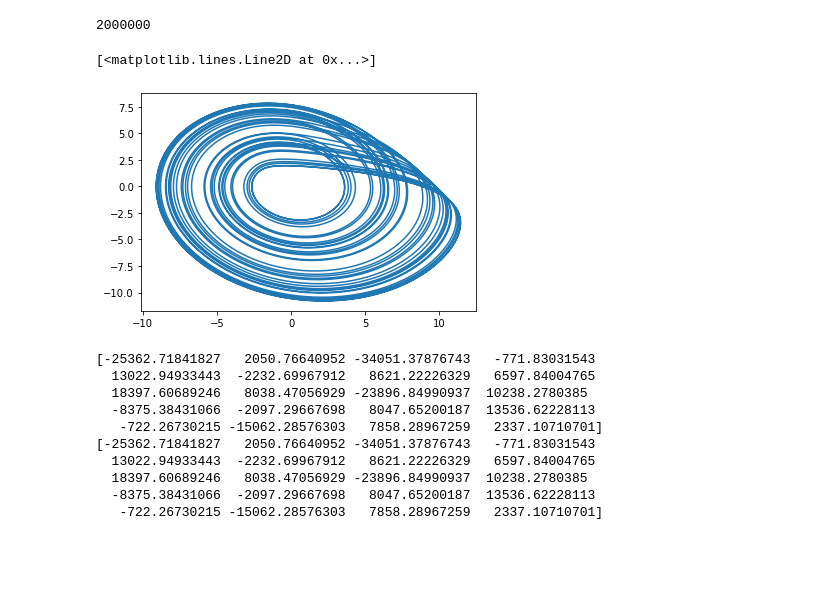
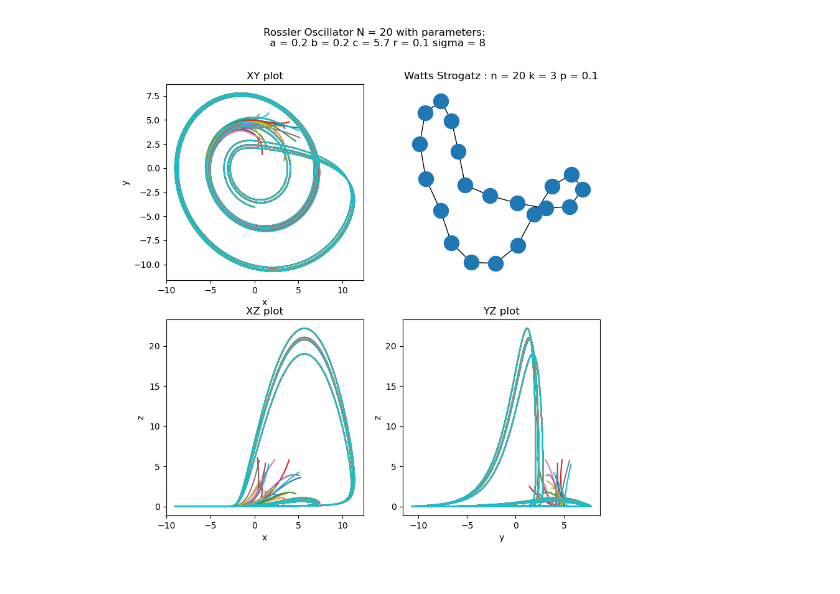
Before and after one commit to rodvals/BSc_thesis, a Jupyter notebook: Rossler_Oscillators.ipynb, the cells around one changed output. Saved outputs shown, nothing was run; the diff lists cells and outputs as text; code cells hidden in the pictures; blank space fills up the shorter version.

Commit message:
rossler attractors working

```diff
--- a/Rossler_Oscillators.ipynb
+++ b/Rossler_Oscillators.ipynb
@@ -28,7 +19,7 @@ def motion(q_0, t_span, omegas, K, N, adj):
     return q, dq
 
 
-def rossler(_q, _t, _a, _b, _c, _sigma, _r, _N, _adj):
+def rossler(_q, _t, _a, _b, _c, _r, _sigma, _N, _adj):
     _dq = np.zeros(np.shape(_q))
     x, y, z = _q[0::3], _q[1::3], _q[2::3]
     dx, dy, dz = _dq[0::3], _dq[1::3], _dq[2::3]
@@ -73,0 +71,10 @@ c = 5.7
+# %%
+# Generate Erdos Renyi graphs based on probability
+#graph = nx.erdos_renyi_graph(n=N, p=p)
+name_graph = "Watts Strogatz : n = {} k = {} p = {}".format(N, k, p)
+graph = nx.watts_strogatz_graph(n=N, k=k, p=p, seed=0)
+#new figure to plot network graphs
+fig_graph = plt.figure(figsize = (9, 9) )
+fig_graph.add_subplot(2,2,1)
+nx.draw(graph)
+adj= nx.to_numpy_array(graph)
@@ -74,9 +83,27 @@ c = 5.7
 # %%
-sol = odeint(func= rossler, y0 = q_0, t=t_span, args=(a, b, c, 1, 1, N, adj) )
+sol = odeint(func= rossler, y0 = q_0, t=t_span, args=(a, b, c, r, sigma, N, adj) )
 # %%
-print(len(sol[:,1]))
-plt.plot(sol[:,0], sol[:,1])
+plt.close('all')
+#new figure to plot network graphs
+fig = plt.figure(figsize = (9, 9) )
+fig.suptitle("Rossler Oscillator N = {5} with parameters: \n a = {0:.6g} b = {1:.6g} c = {2:.6g} r = {3:.6g} sigma = {4:.6g}".format(a, b, c, r, sigma, N))
+axs_xy = fig.add_subplot(2,2,1)
+axs_xy.set(xlabel="x", ylabel="y", title= "XY plot")
+plt.plot(sol[:,0::3][::100], sol[:,1::3][::100])
+
+axs_network = fig.add_subplot(2,2,2)
+nx.draw(graph, ax = axs_network)
+#axs_network.set(title="Erdos-Renyi: p = {}, N = {}".format(p, N))
+axs_network.set(title=name_graph)
+
+axs_xz = fig.add_subplot(2, 2, 3)
+plt.plot(sol[:,0::3][::100], sol[:,2::3][::100])
+axs_xz.set(xlabel="x", ylabel="z", title= "XZ plot")
+
+axs_yz = fig.add_subplot(2, 2, 4)
+plt.plot(sol[:,1::3][::100], sol[:,2::3][::100])
+axs_yz.set(xlabel="y", ylabel="z", title= "YZ plot")
+
+plt.show()
 # %% [output]
-2000000
-[<matplotlib.lines.Line2D at 0x...>]
-[figure, old version]
+[figure, new version]
@@ -100,35 +109,0 @@ print()
-# %%
-def kuramoto(_q, t,  _omegas, _K, _N, adj):
-    _dq = np.zeros(np.shape(_q))
-    for i in range(_N):
-        for j in range(_N):
-            _dq[i] += adj[i][j] * (_K/ ( np.sum(adj[i]) + 1) ) * np.sin(_q[j] - _q[i])
-    _dq += _omegas
-    return _dq
-
-def kuramoto_1(_q,_t,  _omegas, _K, _N, adj):
-    _dq = np.zeros(np.shape(_q))
-    for i in range(_N):
-        for j in range(_N):
-            _dq[i] += adj[i][j] * np.sin(_q[j] - _q[i])
-        _dq[i] /=  ( np.sum(adj[i]) + 1 )
-    _dq *= K
-    _dq += _omegas
-    return _dq
-
-
-
-
-print(kuramoto(q_0, 0, omegas, K, N, adj))
-print(kuramoto_1(q_0, 0, omegas, K, N, adj))
-# %% [output]
-[-25362.71841827   2050.76640952 -34051.37876743   -771.83031543
-  13022.94933443  -2232.69967912   8621.22226329   6597.84004765
-  18397.60689246   8038.47056929 -23896.84990937  10238.2780385
-  -8375.38431066  -2097.29667698   8047.65200187  13536.62228113
-   -722.26730215 -15062.28576303   7858.28967259   2337.10710701]
-[-25362.71841827   2050.76640952 -34051.37876743   -771.83031543
-  13022.94933443  -2232.69967912   8621.22226329   6597.84004765
-  18397.60689246   8038.47056929 -23896.84990937  10238.2780385
-  -8375.38431066  -2097.29667698   8047.65200187  13536.62228113
-   -722.26730215 -15062.28576303   7858.28967259   2337.10710701]
```
Also changed, not shown: parts of 7 cells of this notebook, 1 other file.
